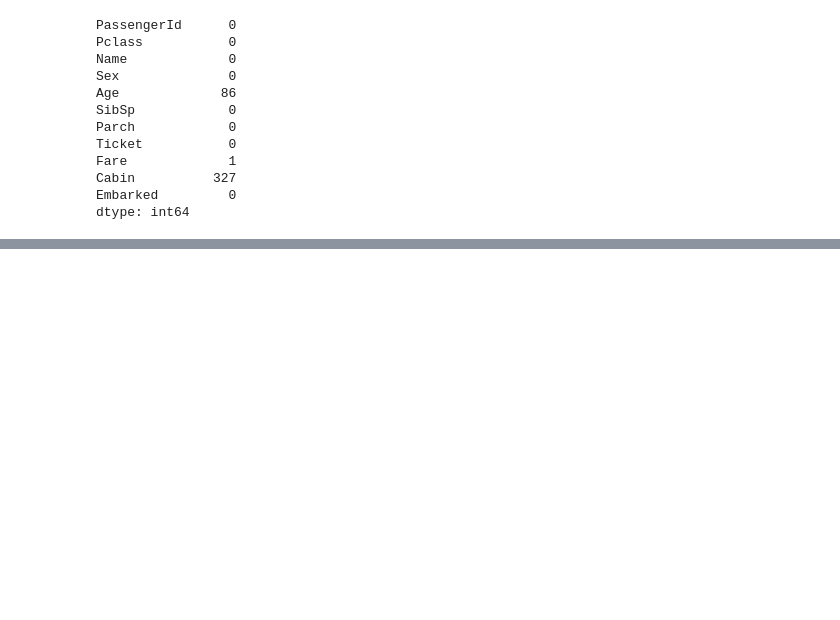
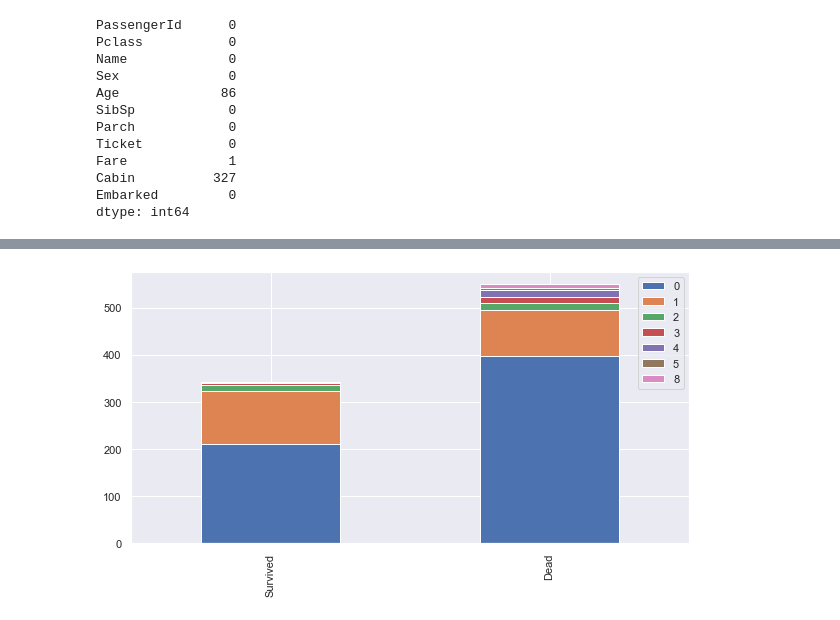
Before and after one commit to theishantha/Titanic---Kaggle-Machine-Learning-Competition, a Jupyter notebook: Titanic Disaster - Kaggle Machine Learning Competition.ipynb, the cells around one changed output, grey strips where cells are left out. Cells and saved outputs as stored; diff of their text form; code cells hidden in the pictures; blank space fills up the shorter version.

```diff
--- a/Titanic Disaster - Kaggle Machine Learning Competition.ipynb
+++ b/Titanic Disaster - Kaggle Machine Learning Competition.ipynb
@@ -110,0 +126,4 @@ sns.set()
+# %%
+bar_chart('SibSp')
+# %% [output]
+[figure, added]
```
Also changed, not shown: parts of 5 cells of this notebook.
